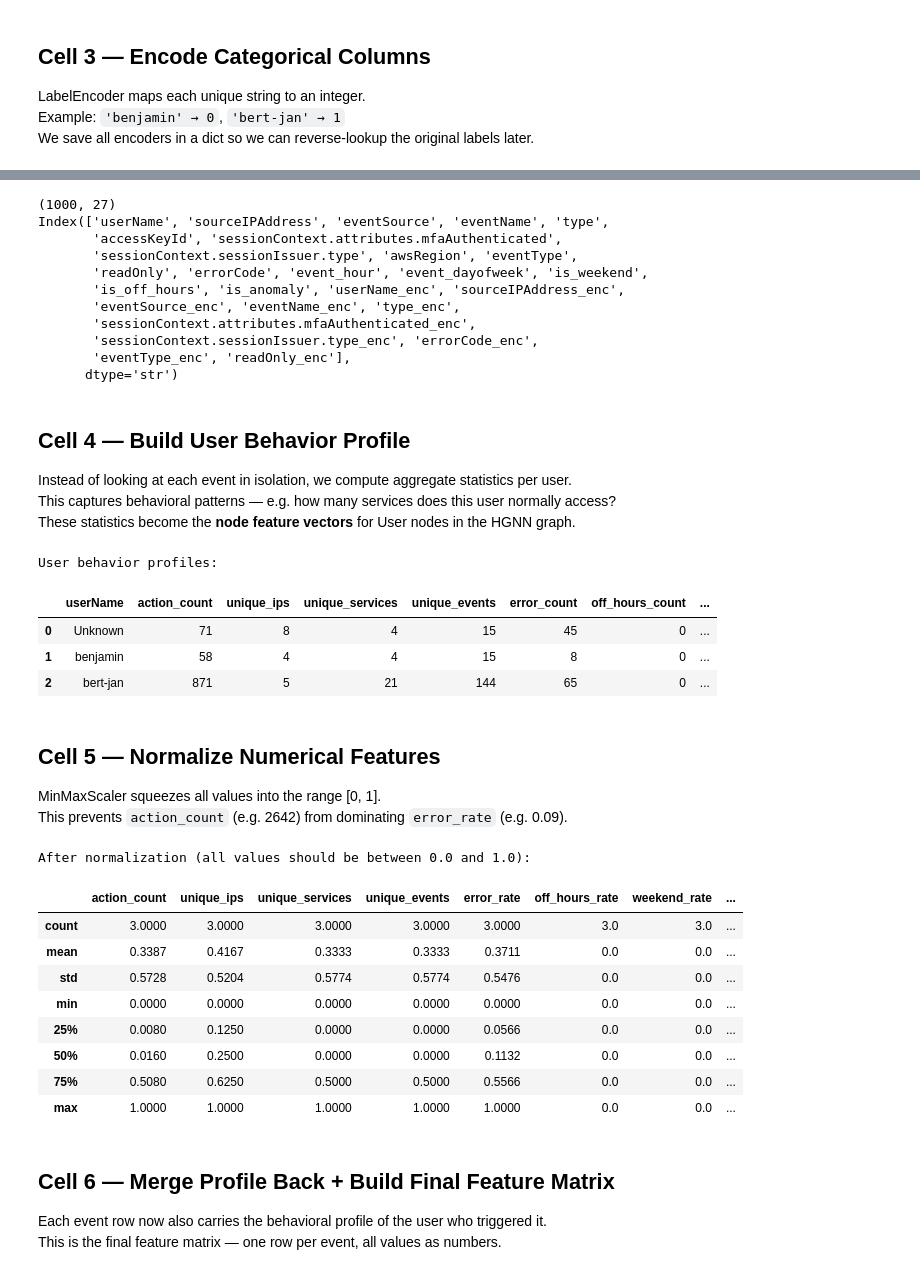
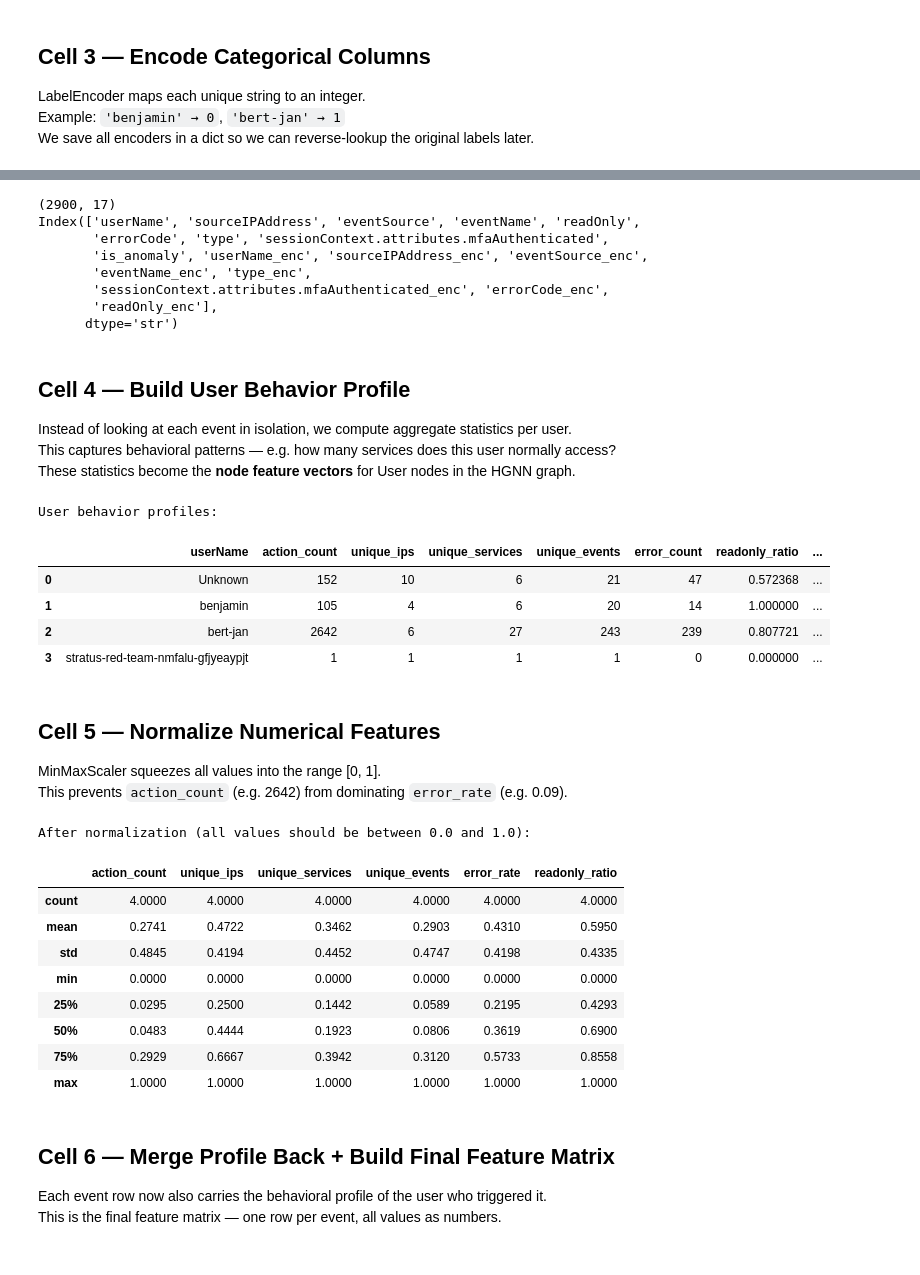
Before and after one commit to Philbert72/federated-hgnn-anomaly-detection, a Jupyter notebook: Notebooks/Phase2_Feature_Engineering.ipynb, the cells around one changed output, grey strips where cells are left out. Saved outputs shown, nothing was run; the diff lists cells and outputs as text; code cells hidden in the pictures.

```diff
--- a/Notebooks/Phase2_Feature_Engineering.ipynb
+++ b/Notebooks/Phase2_Feature_Engineering.ipynb
@@ -67,9 +75,7 @@ CATEGORICAL_COLS = [
     'eventName',
     'type',
     'sessionContext.attributes.mfaAuthenticated',
-    'sessionContext.sessionIssuer.type',
-    'errorCode',
-    'eventType',
+    'errorCode'
 ]
 
 encoders = {}
@@ -121,16 +125,13 @@ print(df.shape)
 
 print(df.columns)
 # %% [output]
-(1000, 27)
-Index(['userName', 'sourceIPAddress', 'eventSource', 'eventName', 'type',
-       'accessKeyId', 'sessionContext.attributes.mfaAuthenticated',
-       'sessionContext.sessionIssuer.type', 'awsRegion', 'eventType',
-       'readOnly', 'errorCode', 'event_hour', 'event_dayofweek', 'is_weekend',
-       'is_off_hours', 'is_anomaly', 'userName_enc', 'sourceIPAddress_enc',
-       'eventSource_enc', 'eventName_enc', 'type_enc',
-       'sessionContext.attributes.mfaAuthenticated_enc',
-       'sessionContext.sessionIssuer.type_enc', 'errorCode_enc',
-       'eventType_enc', 'readOnly_enc'],
+(2900, 17)
+Index(['userName', 'sourceIPAddress', 'eventSource', 'eventName', 'readOnly',
+       'errorCode', 'type', 'sessionContext.attributes.mfaAuthenticated',
+       'is_anomaly', 'userName_enc', 'sourceIPAddress_enc', 'eventSource_enc',
+       'eventName_enc', 'type_enc',
+       'sessionContext.attributes.mfaAuthenticated_enc', 'errorCode_enc',
+       'readOnly_enc'],
       dtype='str')
 # %% [markdown]
 ## Cell 4 — Build User Behavior Profile
@@ -144,15 +145,11 @@ user_profile = df.groupby('userName').agg(
     unique_services = ('eventSource', 'nunique'),
     unique_events = ('eventName', 'nunique'),
     error_count = ('errorCode', lambda x: (x != 'NoError').sum()),
-    off_hours_count = ('is_off_hours', 'sum'),
-    weekend_count = ('is_weekend', 'sum'),
     readonly_ratio = ('readOnly', lambda x: x.astype(int).mean()),
 ).reset_index()
 
 # Derived rate features — more meaningful than raw counts for comparing users
 user_profile['error_rate'] = (user_profile['error_count'] / user_profile['action_count']).round(4)
-user_profile['off_hours_rate'] = (user_profile['off_hours_count'] / user_profile['action_count']).round(4)
-user_profile['weekend_rate'] = (user_profile['weekend_count'] / user_profile['action_count']).round(4)
 
 # Anomaly label per user: flag user as anomalous if ANY of their events was anomalous
 user_anomaly = df.groupby('userName')['is_anomaly'].max().reset_index()
@@ -163,10 +160,11 @@ print("User behavior profiles:")
 user_profile
 # %% [output]
 User behavior profiles:
-|  | userName | action_count | unique_ips | unique_services | unique_events | error_count | off_hours_count | ... |
-| 0 | Unknown | 71 | 8 | 4 | 15 | 45 | 0 | ... |
-| 1 | benjamin | 58 | 4 | 4 | 15 | 8 | 0 | ... |
-| 2 | bert-jan | 871 | 5 | 21 | 144 | 65 | 0 | ... |
+|  | userName | action_count | unique_ips | unique_services | unique_events | error_count | readonly_ratio | ... |
+| 0 | Unknown | 152 | 10 | 6 | 21 | 47 | 0.572368 | ... |
+| 1 | benjamin | 105 | 4 | 6 | 20 | 14 | 1.000000 | ... |
+| 2 | bert-jan | 2642 | 6 | 27 | 243 | 239 | 0.807721 | ... |
+| 3 | stratus-red-team-nmfalu-gfjyeaypjt | 1 | 1 | 1 | 1 | 0 | 0.000000 | ... |
 # %% [markdown]
 ## Cell 5 — Normalize Numerical Features
 MinMaxScaler squeezes all values into the range [0, 1].
@@ -174,31 +172,29 @@ This prevents `action_count` (e.g. 2642) from dominating `error_rate` (e.g. 0.09
 # %%
 NUMERICAL_COLS = [
     'action_count',
     'unique_ips',
     'unique_services',
     'unique_events',
     'error_rate',
-    'off_hours_rate',
-    'weekend_rate',
     'readonly_ratio',
 ]
 
 scaler = MinMaxScaler()
 user_profile[NUMERICAL_COLS] = scaler.fit_transform(user_profile[NUMERICAL_COLS])
 
 print("After normalization (all values should be between 0.0 and 1.0):")
 user_profile[NUMERICAL_COLS].describe().round(4)
 # %% [output]
 After normalization (all values should be between 0.0 and 1.0):
-|  | action_count | unique_ips | unique_services | unique_events | error_rate | off_hours_rate | weekend_rate | ... |
-| count | 3.0000 | 3.0000 | 3.0000 | 3.0000 | 3.0000 | 3.0 | 3.0 | ... |
-| mean | 0.3387 | 0.4167 | 0.3333 | 0.3333 | 0.3711 | 0.0 | 0.0 | ... |
-| std | 0.5728 | 0.5204 | 0.5774 | 0.5774 | 0.5476 | 0.0 | 0.0 | ... |
-| min | 0.0000 | 0.0000 | 0.0000 | 0.0000 | 0.0000 | 0.0 | 0.0 | ... |
-| 25% | 0.0080 | 0.1250 | 0.0000 | 0.0000 | 0.0566 | 0.0 | 0.0 | ... |
-| 50% | 0.0160 | 0.2500 | 0.0000 | 0.0000 | 0.1132 | 0.0 | 0.0 | ... |
-| 75% | 0.5080 | 0.6250 | 0.5000 | 0.5000 | 0.5566 | 0.0 | 0.0 | ... |
-| max | 1.0000 | 1.0000 | 1.0000 | 1.0000 | 1.0000 | 0.0 | 0.0 | ... |
+|  | action_count | unique_ips | unique_services | unique_events | error_rate | readonly_ratio |
+| count | 4.0000 | 4.0000 | 4.0000 | 4.0000 | 4.0000 | 4.0000 |
+| mean | 0.2741 | 0.4722 | 0.3462 | 0.2903 | 0.4310 | 0.5950 |
+| std | 0.4845 | 0.4194 | 0.4452 | 0.4747 | 0.4198 | 0.4335 |
+| min | 0.0000 | 0.0000 | 0.0000 | 0.0000 | 0.0000 | 0.0000 |
+| 25% | 0.0295 | 0.2500 | 0.1442 | 0.0589 | 0.2195 | 0.4293 |
+| 50% | 0.0483 | 0.4444 | 0.1923 | 0.0806 | 0.3619 | 0.6900 |
+| 75% | 0.2929 | 0.6667 | 0.3942 | 0.3120 | 0.5733 | 0.8558 |
+| max | 1.0000 | 1.0000 | 1.0000 | 1.0000 | 1.0000 | 1.0000 |
 # %% [markdown]
 ## Cell 6 — Merge Profile Back + Build Final Feature Matrix
 Each event row now also carries the behavioral profile of the user who triggered it.
```
Also changed, not shown: parts of 8 cells of this notebook, 13 other files.
